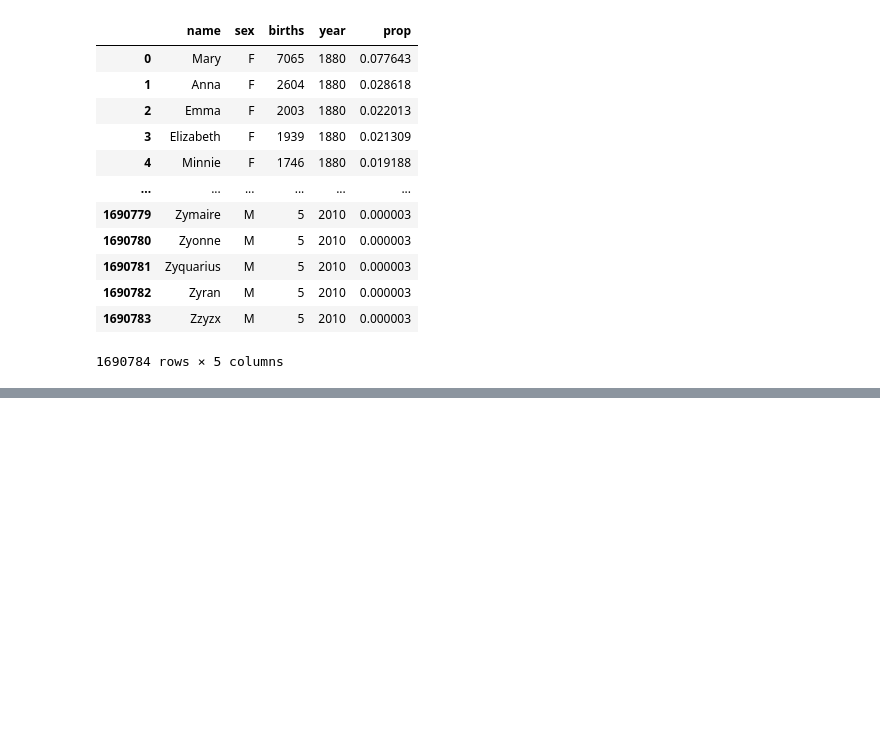
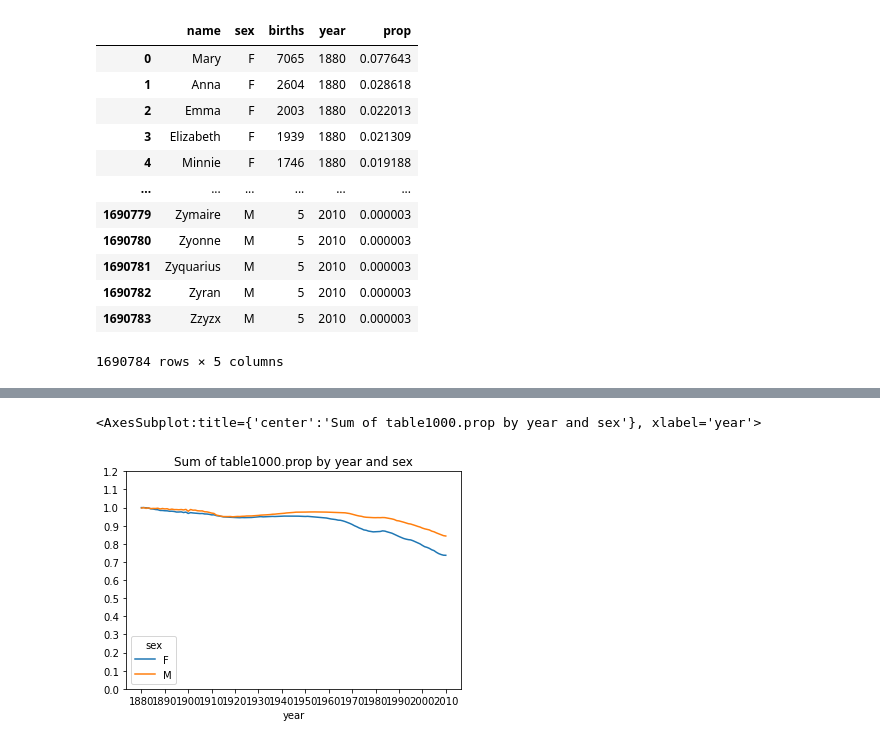
Before and after one commit to kjhjh04003/data-analysis, a Jupyter notebook: 가장 빈도 높은 신생아 이름.ipynb, the cells around one changed output, grey strips where cells are left out. Saved outputs shown, nothing was run; the diff lists cells and outputs as text; code cells hidden in the pictures; blank space fills up the shorter version.

```diff
--- a/가장 빈도 높은 신생아 이름.ipynb
+++ b/가장 빈도 높은 신생아 이름.ipynb
@@ -144,0 +243,10 @@ names
+# %%
+# 다양한 이름을 사용하는 경향 측정하기
+# 위 그래프의 감소 추세는 부모가 아이의 이름을 지을 때 흔한 이름은 기피한다고 해석할 수 있다.
+# 인기 있는 이름 1000개가 전체 출생수에서 차지하는 비율을 연도별/성별 그래프로 그려보기
+table = top1000.pivot_table('prop', index='year', columns='sex', aggfunc=sum)
+table.plot(title='Sum of table1000.prop by year and sex', yticks=np.linspace(0, 1.2, 13),
+           xticks=range(1880, 2020, 10))
+# %% [output]
+<AxesSubplot:title={'center':'Sum of table1000.prop by year and sex'}, xlabel='year'>
+[figure, added]
```
Also changed, not shown: parts of 28 cells of this notebook.
